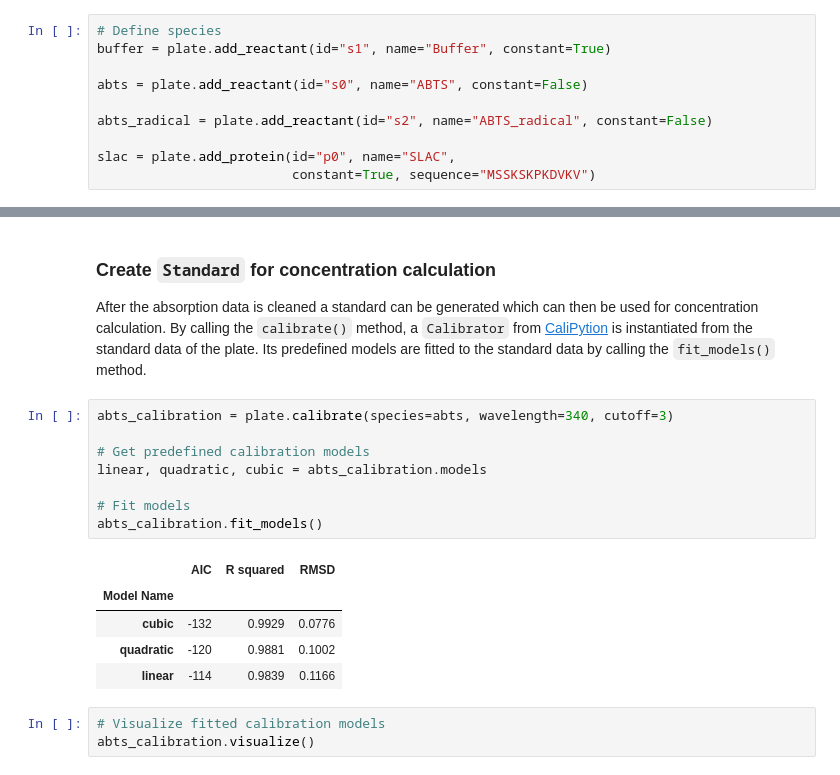
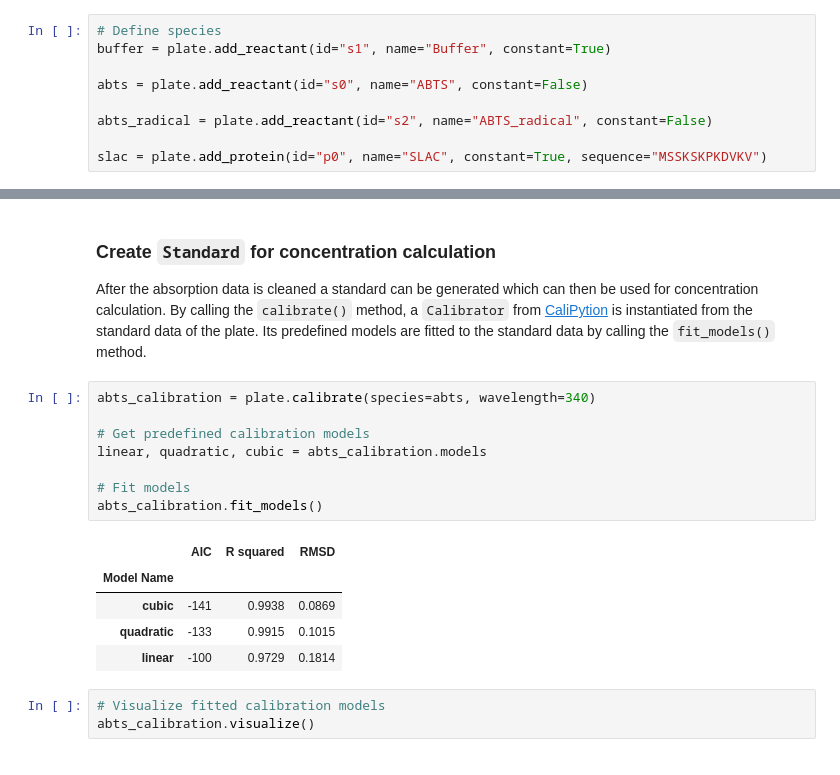
Before and after one commit to haeussma/MTPHandler, a Jupyter notebook: MTPHandler/examples/exaple.ipynb, the cells around one changed output, grey strips where cells are left out. Drawn from its saved outputs; the diff is of its cells as text.

```diff
--- a/MTPHandler/examples/exaple.ipynb
+++ b/MTPHandler/examples/exaple.ipynb
@@ -49,8 +49,7 @@ abts = plate.add_reactant(id="s0", name="ABTS", constant=False)
 
 abts_radical = plate.add_reactant(id="s2", name="ABTS_radical", constant=False)
 
-slac = plate.add_protein(id="p0", name="SLAC",
-                         constant=True, sequence="MSSKSKPKDVKV")
+slac = plate.add_protein(id="p0", name="SLAC", constant=True, sequence="MSSKSKPKDVKV")
 # %% [markdown]
 ### Assign initial concentrations of different species to individuals wells
 
@@ -112,19 +108,19 @@ Blanked 30 wells containing SLAC.
 
 After the absorption data is cleaned a standard can be generated which can then be used for concentration calculation. By calling the `calibrate()` method, a `Calibrator` from [CaliPytion](https://github.com/FAIRChemistry/CaliPytion) is instantiated from the standard data of the plate. Its predefined models are fitted to the standard data by calling the `fit_models()` method.
 # %%
-abts_calibration = plate.calibrate(species=abts, wavelength=340, cutoff=3)
+abts_calibration = plate.calibrate(species=abts, wavelength=340)
 
 # Get predefined calibration models
 linear, quadratic, cubic = abts_calibration.models
 
 # Fit models
 abts_calibration.fit_models()
 # %% [output]
 |  | AIC | R squared | RMSD |
 | Model Name |  |  |  |
-| cubic | -132 | 0.9929 | 0.0776 |
-| quadratic | -120 | 0.9881 | 0.1002 |
-| linear | -114 | 0.9839 | 0.1166 |
+| cubic | -141 | 0.9938 | 0.0869 |
+| quadratic | -133 | 0.9915 | 0.1015 |
+| linear | -100 | 0.9729 | 0.1814 |
 # %%
 # Visualize fitted calibration models
 abts_calibration.visualize()
```
Also changed, not shown: parts of 4 cells of this notebook, 7 other files.
